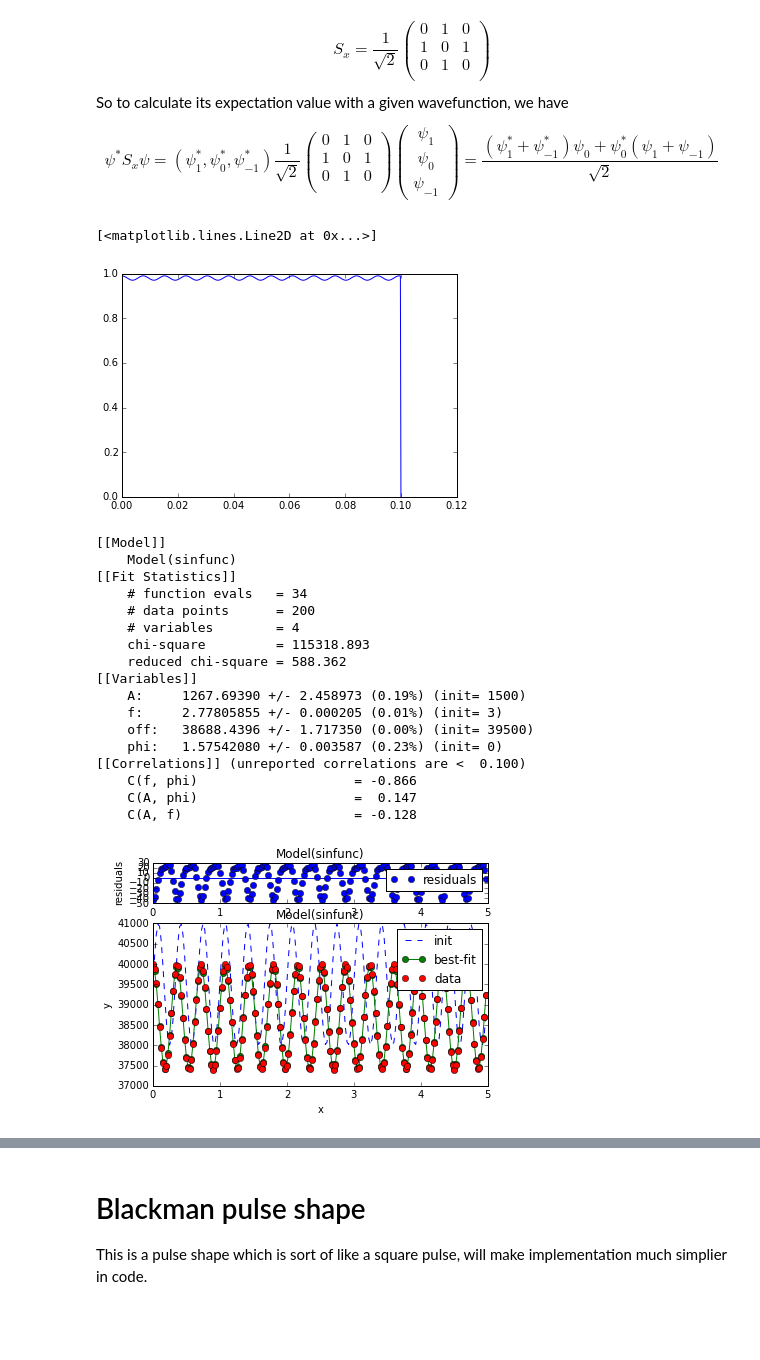
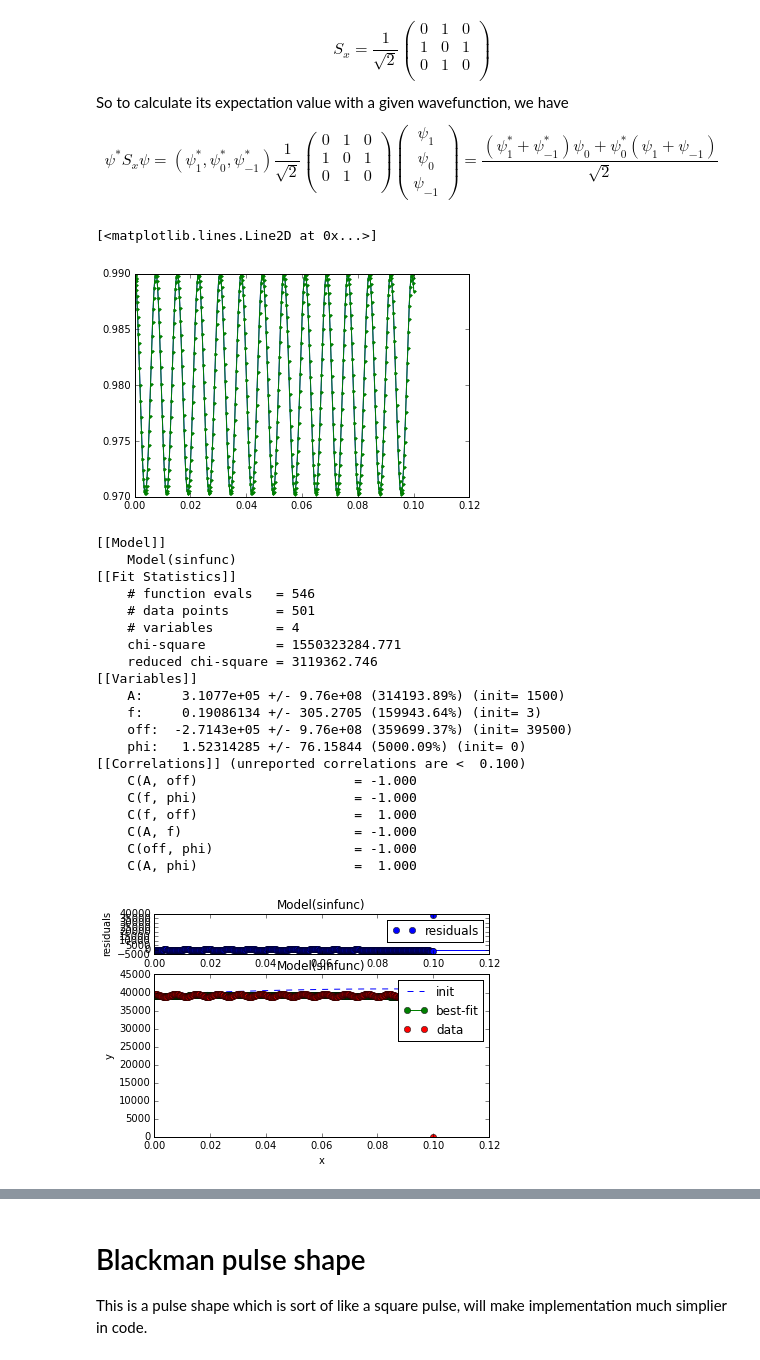
Before and after one commit to ZachGlassman/MySpinorSim, a Jupyter notebook: MeanField/SMA Spinor Oscillations - Single.ipynb, the cells around one changed output, grey strips where cells are left out. Cells and saved outputs as stored; diff of their text form; code cells hidden in the pictures; blank space fills up the shorter version.

```diff
--- a/MeanField/SMA Spinor Oscillations - Single.ipynb
+++ b/MeanField/SMA Spinor Oscillations - Single.ipynb
@@ -67,7 +67,7 @@ rho_0 = Operator(np.array([[0,0,0],[0,1,0],[0,0,0]]),r'$\rho_0$')
 dt = .1e-4
 tfinal = .1
 #allot arrays
-t = np.linspace(0,tfinal,int(tfinal/dt)+1)
+t = np.linspace(0,tfinal,int(tfinal/dt))
 
 def validate(par,t):
     """function to validate arrays"""
@@ -106,8 +106,10 @@ c_arr = validate(c,t)
 # %%
 #solve the sucker and plot
 def solve_system(y0):
-    r = complex_ode(f)
+    r = ode(f).set_integrator('zvode')
+    b = ode(f).set_integrator('zvode')
     r.set_initial_value(y0,0)
+    b.set_initial_value(y0,0)
     ans = np.zeros((len(t),3),dtype = complex)
     step  = 0
     while r.successful() and r.t < tfinal-dt:
@@ -125,28 +127,36 @@ def solve_system(y0):
         c = c_arr[step]
         ans[step] = np.asarray(r.integrate(r.t + dt))
         step += 1
-    return ans
 
-def get_exp_values(sol,step_size):
+    sol = []
+    while b.successful() and b.t < tfinal:
+        b.integrate(tfinal,step = True)
+        sol.append([b.t,(np.conj(b.y[1])*b.y[1]).real])
+    return [ans, np.array(sol)]
+
+def get_exp_values(soll,step_size):
+    sol = soll[0]
+    ans = soll[1]
     """function to compute expectation values"""
     r_0 = np.asarray([rho_0.apply(i) for i in sol[::step_size]])
     sx_calc = np.asarray([S_x.apply(i) for i in sol[::step_size]])
     nyz_calc = np.asarray([N_yz.apply(i) for i in sol[::step_size]])
-    return np.asarray([r_0, sx_calc, nyz_calc])
+    return np.asarray([r_0, sx_calc, nyz_calc]),ans
 # %%
-step_size = 20
+step_size = 1
 #do calculation
 N = 40000
 m = 0
 theta = 0
 rho = .99
 state = [scimath.sqrt((1-rho+m)/2)*np.exp(theta/2*1j),scimath.sqrt(rho),scimath.sqrt((1-rho-m)/2) * np.exp(theta/2*1j)]
-ans = get_exp_values(solve_system(state),step_size)
+ans, ans1 = get_exp_values(solve_system(state),step_size)
 # %%
-plt.plot(t[::step_size],ans[0])
+plt.plot(t[::step_size],ans[0],'b.')
+plt.plot(ans1[:,0],ans1[:,1],'g.-')
 # %% [output]
 [<matplotlib.lines.Line2D at 0x...>]
-[figure, old version]
+[figure, new version]
 # %%
 from lmfit import Model
 def sinfunc(x,A,f,off,phi):
@@ -165,21 +175,24 @@ print(fit.fit_report())
 [[Model]]
     Model(sinfunc)
 [[Fit Statistics]]
-    # function evals   = 34
-    # data points      = 200
+    # function evals   = 546
+    # data points      = 501
     # variables        = 4
-    chi-square         = 115318.893
-    reduced chi-square = 588.362
+    chi-square         = 1550323284.771
+    reduced chi-square = 3119362.746
 [[Variables]]
-    A:     1267.69390 +/- 2.458973 (0.19%) (init= 1500)
-    f:     2.77805855 +/- 0.000205 (0.01%) (init= 3)
-    off:   38688.4396 +/- 1.717350 (0.00%) (init= 39500)
-    phi:   1.57542080 +/- 0.003587 (0.23%) (init= 0)
+    A:     3.1077e+05 +/- 9.76e+08 (314193.89%) (init= 1500)
+    f:     0.19086134 +/- 305.2705 (159943.64%) (init= 3)
+    off:  -2.7143e+05 +/- 9.76e+08 (359699.37%) (init= 39500)
+    phi:   1.52314285 +/- 76.15844 (5000.09%) (init= 0)
 [[Correlations]] (unreported correlations are <  0.100)
-    C(f, phi)                    = -0.866
-    C(A, phi)                    =  0.147
-    C(A, f)                      = -0.128
+    C(A, off)                    = -1.000
+    C(f, phi)                    = -1.000
+    C(f, off)                    =  1.000
+    C(A, f)                      = -1.000
+    C(off, phi)                  = -1.000
+    C(A, phi)                    =  1.000
-[figure, old version]
+[figure, new version]
 # %%
 fig, ax = plt.subplots(3,1)
 for i in range(3):
```
Also changed, not shown: parts of 2 cells of this notebook, 6 other files.
